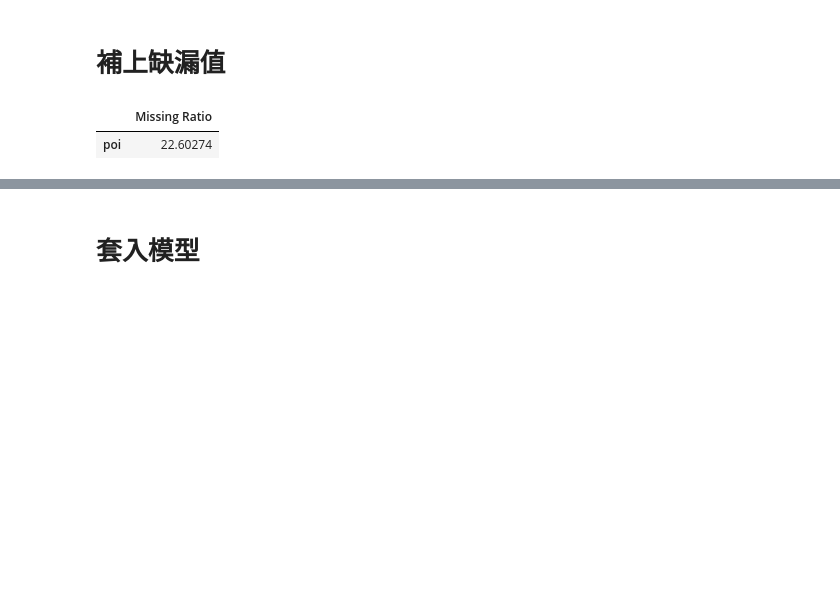
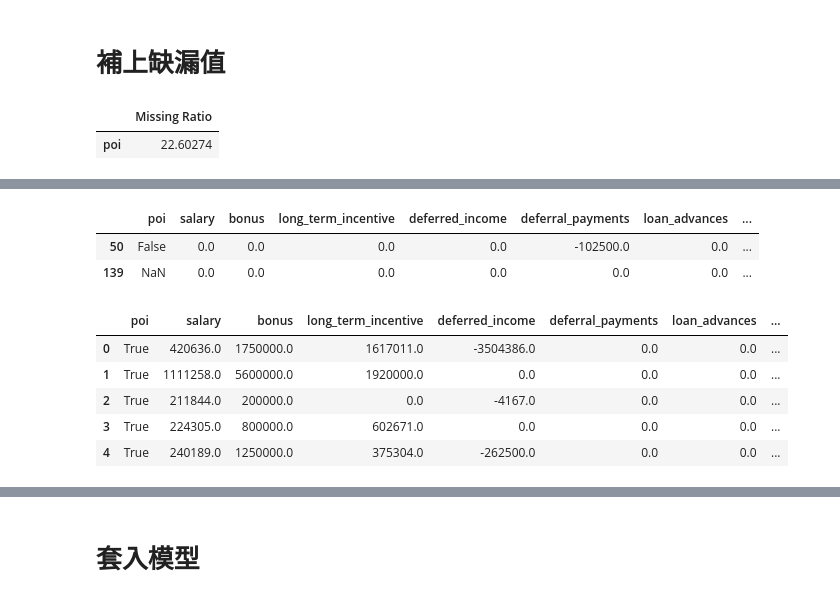
Before and after one commit to steinQQ/3rd-ML100Days, a Jupyter notebook: mid/midterm.ipynb, the cells around one changed output, grey strips where cells are left out. Drawn from its saved outputs; the diff is of its cells as text; code cells hidden in the pictures; blank space fills up the shorter version.

```diff
--- a/mid/midterm.ipynb
+++ b/mid/midterm.ipynb
@@ -249,0 +153,17 @@ df2.head(20)
+# %%
+#在財務數據方面，從官方文檔中得知，NaN的值表示0，而不是未知数量
+df[payment_data] = df[payment_data].fillna(0)
+df[stock_data] = df[stock_data].fillna(0)
+#在email方面取該欄位平均後填滿
+imp = Imputer(missing_values="NaN" , strategy= "mean" , axis = 0)
+#取出poi分類
+df_poi = df[df['poi'] == True]
+df_nonpoi = df[df['poi']==False]
+df_test = df[113:]
+#缺失值的处理方式是使用X中的均值（axis=0表示按列进行）代替Y中的缺失值
+df_poi.ix[:, email_data] = imp.fit_transform(df_poi.ix[:,email_data])
+df_nonpoi.ix[:, email_data] = imp.fit_transform(df_nonpoi.ix[:,email_data])
+df_test.ix[:, email_data] = imp.fit_transform(df_test.ix[:,email_data])
+
+df = df_poi.append(df_nonpoi)
+df = df.append(df_test)
@@ -249,0 +192,20 @@ df2.head(20)
+# %%
+error = (df[df[payment_data[:-1]].sum(axis = 'columns') != df['total_payments']])
+
+correct = (df[df[payment_data[:-1]].sum(axis = 'columns') == df['total_payments']]).head(5)
+
+
+error
+# %% [output]
+|  | poi | salary | bonus | long_term_incentive | deferred_income | deferral_payments | loan_advances | ... |
+| 50 | False | 0.0 | 0.0 | 0.0 | 0.0 | -102500.0 | 0.0 | ... |
+| 139 | NaN | 0.0 | 0.0 | 0.0 | 0.0 | 0.0 | 0.0 | ... |
+# %%
+correct
+# %% [output]
+|  | poi | salary | bonus | long_term_incentive | deferred_income | deferral_payments | loan_advances | ... |
+| 0 | True | 420636.0 | 1750000.0 | 1617011.0 | -3504386.0 | 0.0 | 0.0 | ... |
+| 1 | True | 1111258.0 | 5600000.0 | 1920000.0 | 0.0 | 0.0 | 0.0 | ... |
+| 2 | True | 211844.0 | 200000.0 | 0.0 | -4167.0 | 0.0 | 0.0 | ... |
+| 3 | True | 224305.0 | 800000.0 | 602671.0 | 0.0 | 0.0 | 0.0 | ... |
+| 4 | True | 240189.0 | 1250000.0 | 375304.0 | -262500.0 | 0.0 | 0.0 | ... |
```
Also changed, not shown: parts of 38 cells of this notebook, 2 other files.
